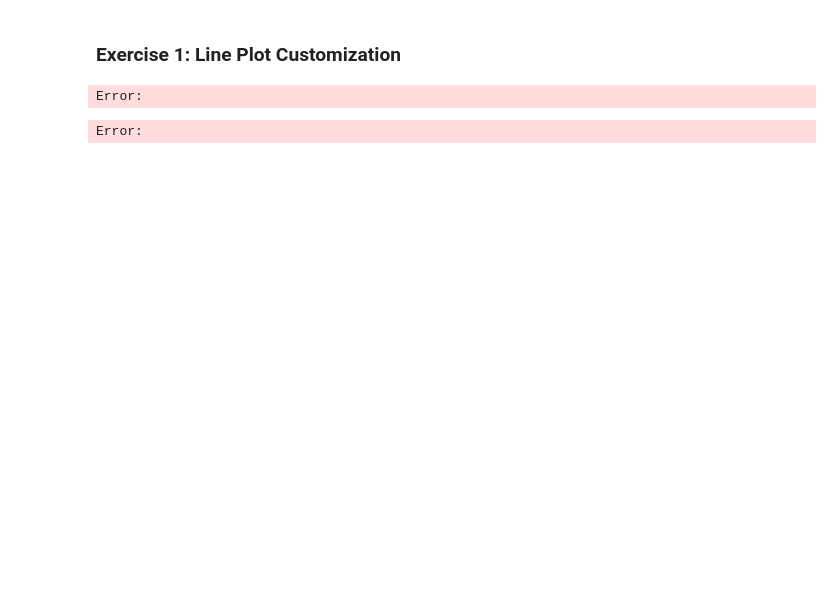
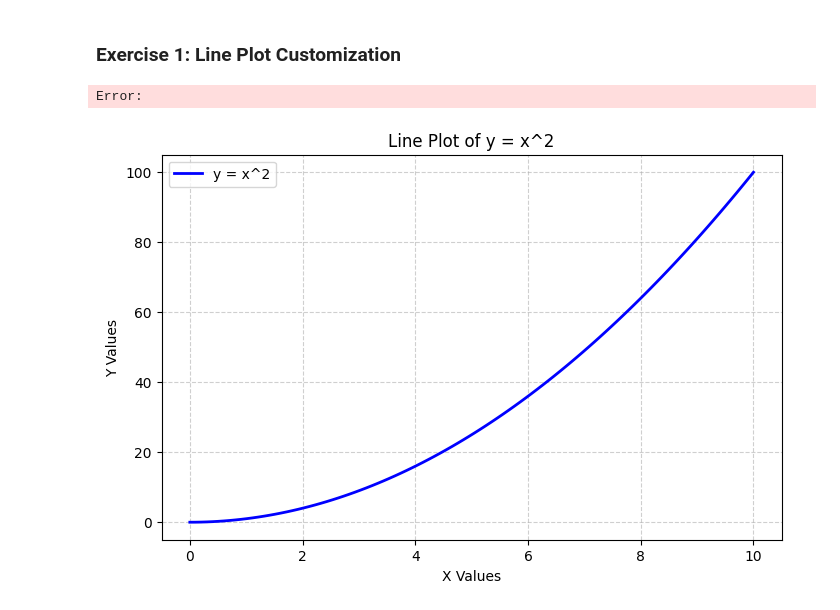
Before and after one commit to Swathi251105/python-jupyter-template, a Jupyter notebook: src/1-line-plot.ipynb, the cells around one changed output. Cells and saved outputs as stored; diff of their text form; code cells hidden in the pictures; blank space fills up the shorter version.

```diff
--- a/src/1-line-plot.ipynb
+++ b/src/1-line-plot.ipynb
@@ -6,25 +6,25 @@
 # %% [output]
 Error:
 # %%
+import numpy as np
 import matplotlib.pyplot as plt
-import numpy as np
 
-# Generate data
-x = np.arange(0, 11, 1)
-y = x**2
+# Generate x values from 0 to 10
+x = np.linspace(0, 10, 100)
+y = x ** 2  # Square of x
 
-# Create plot
+# Create the plot
 plt.figure(figsize=(8, 5))
-plt.plot(x, y, marker='o', linestyle='-', color='b', label='y = x^2')
+plt.plot(x, y, label='y = x^2', color='b', linestyle='-', linewidth=2)
 
-# Customize plot
+# Customizations
 plt.title('Line Plot of y = x^2')
 plt.xlabel('X Values')
 plt.ylabel('Y Values')
-plt.grid(True)
+plt.grid(True, linestyle='--', alpha=0.6)
 plt.legend()
 
-# Show plot
+# Show the plot
 plt.show()
 # %% [output]
-Error:
+[figure, added]
```
Also changed, not shown: 5 other files.
